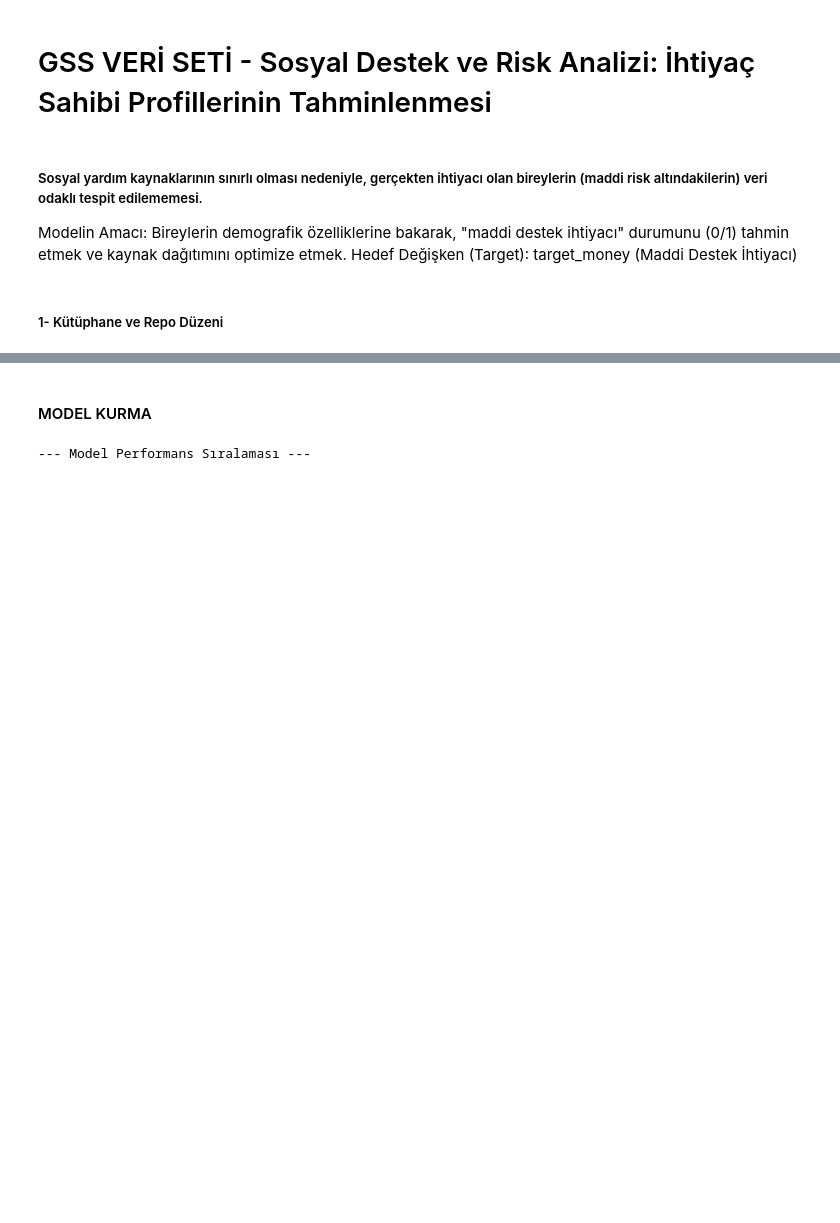
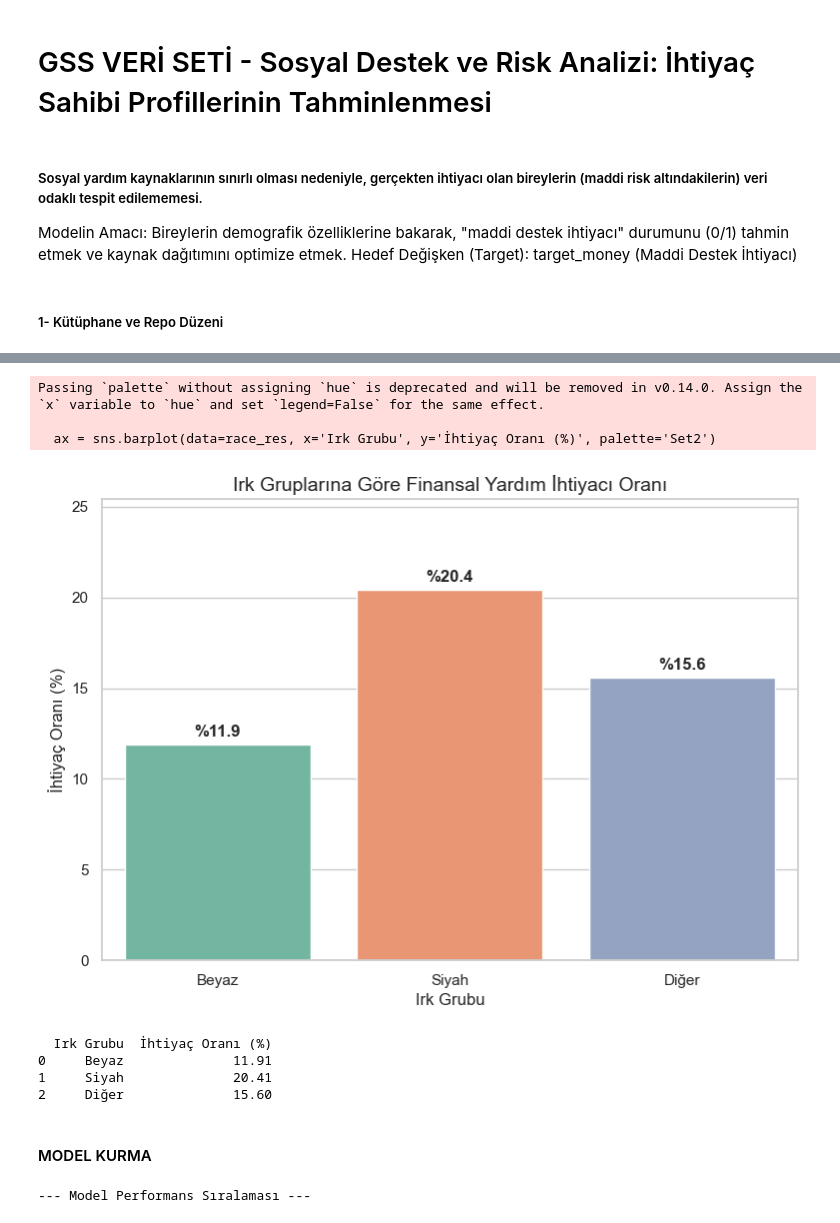
Before and after one commit to betultgumus/ybst-veri-bilimi, a Jupyter notebook: gss/notebooks/ihtiyac_modeli.ipynb, the cells around one changed output, grey strips where cells are left out. Saved outputs shown, nothing was run; the diff lists cells and outputs as text; code cells hidden in the pictures; blank space fills up the shorter version.

```diff
--- a/gss/notebooks/ihtiyac_modeli.ipynb
+++ b/gss/notebooks/ihtiyac_modeli.ipynb
@@ -251,3 +135,43 @@ Test seti boyutu: (4532, 18)
+# %%
+# 1. Veriyi yükle ve hedefi tanımla
+df = pd.read_csv('../data/processed/temiz_veri.csv')
+df['target_money'] = (df['natfare'] == 1).astype(int)
+
+# 2. Irka göre oranları hesapla ve etiketle
+race_res = df.groupby('race')['target_money'].mean().reset_index()
+race_res['İhtiyaç Oranı (%)'] = (race_res['target_money'] * 100).round(2)
+
+# GSS kodlamasına göre isimlendirme
+race_map = {1: 'Beyaz', 2: 'Siyah', 3: 'Diğer'}
+race_res['Irk Grubu'] = race_res['race'].map(race_map)
+
+# 3. Görselleştirme
+plt.figure(figsize=(9, 6))
+ax = sns.barplot(data=race_res, x='Irk Grubu', y='İhtiyaç Oranı (%)', palette='Set2')
+
+# Sütunların üzerine yüzdeleri ekle
+for p in ax.patches:
+    ax.annotate(f'%{p.get_height():.1f}', (p.get_x() + p.get_width() / 2., p.get_height()),
+                ha='center', va='center', xytext=(0, 9), textcoords='offset points',
+                fontsize=12, fontweight='bold')
+
+plt.title('Irk Gruplarına Göre Finansal Yardım İhtiyacı Oranı', fontsize=14)
+plt.xlabel('Irk Grubu')
+plt.ylabel('İhtiyaç Oranı (%)')
+plt.ylim(0, race_res['İhtiyaç Oranı (%)'].max() + 5)
+plt.show()
+
+# Tablo çıktısı
+print(race_res[['Irk Grubu', 'İhtiyaç Oranı (%)']])
+# %% [output]
+Passing `palette` without assigning `hue` is deprecated and will be removed in v0.14.0. Assign the `x` variable to `hue` and set `legend=False` for the same effect.
+
+  ax = sns.barplot(data=race_res, x='Irk Grubu', y='İhtiyaç Oranı (%)', palette='Set2')
+[figure, added]
+  Irk Grubu  İhtiyaç Oranı (%)
+0     Beyaz              11.91
+1     Siyah              20.41
+2     Diğer              15.60
 # %% [markdown]
 #### MODEL KURMA
 # %%
```
Also changed, not shown: parts of 25 cells of this notebook, 2 other files.
